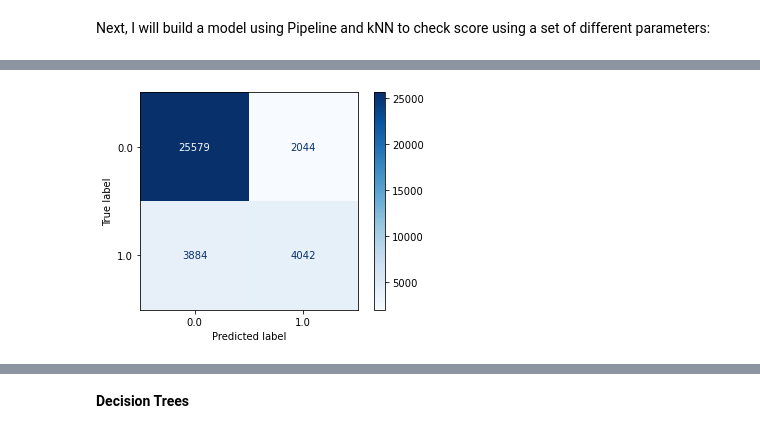
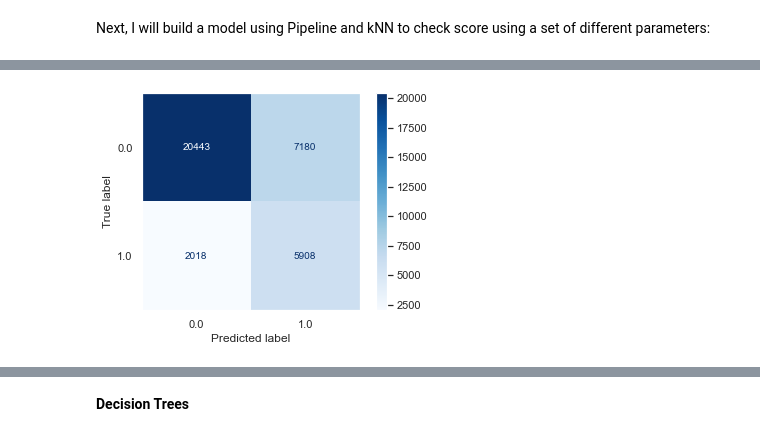
Before and after one commit to justingrisanti/dsc-phase-3-project, a Jupyter notebook: Module 3 Final Project.ipynb, the cells around one changed output, grey strips where cells are left out. Drawn from its saved outputs; the diff is of its cells as text; code cells hidden in the pictures.

```diff
--- a/Module 3 Final Project.ipynb
+++ b/Module 3 Final Project.ipynb
@@ -766,20 +781,20 @@ imputer = SimpleImputer(strategy='most_frequent')
 imputer = imputer.fit(X_test)
 X_test.iloc[:,:] = imputer.transform(X_test)
 # %%
-categorical_data = X_test[['Location','WindGustDir','WindDir9am','WindDir3pm','RainToday']]
+categorical_data = X_test[['Location','WindGustDir','WindDir9am','WindDir3pm']]
 
 ohe = OneHotEncoder()
 
 # Fit the dummy variables to an array
 X = ohe.fit_transform(categorical_data.values).toarray()
-y = ohe.get_feature_names()
+y = ohe.get_feature_names(['Location','WindGustDir','WindDir9am','WindDir3pm'])
 
 # To add this back into the original dataframe
 dfOneHot = pd.DataFrame(X, columns = y)
 X_test = pd.concat([X_test, dfOneHot], axis=1)
 
 # Dropping the country column
-X_test = X_test.drop(['Date','Location','WindGustDir','WindDir9am','WindDir3pm','RainToday','x0_Albany','x0_Penrith','x1_NNE','x2_ESE','x3_ENE','x4_No'], axis=1)
+X_test = X_test.drop(['Date','Location','WindGustDir','WindDir9am','WindDir3pm'], axis=1)
 
 # Printing to verify
 print(X_test.head())
@@ -877,6 +892,12 @@ y_train_resampled.value_counts()
 Name: RainTomorrow, dtype: int64
 # %%
 # Fit the training data
-lr_gridsearch.fit(X_train_resampled, y_train_resampled)
-print(lr_gridsearch.score(X_test, y_test))
+model = lr_gridsearch.fit(X_train_resampled, y_train_resampled)
+
+# Print the recall score for train and test data
+print('Train Score: ',lr_gridsearch.score(X_train_resampled,y_train_resampled))
+print('Test Score: ',lr_gridsearch.score(X_test, y_test))
+
+# Print best parameters
+print('\n',lr_gridsearch.best_estimator_)
 # %% [output]
@@ -889,0 +910,13 @@ print(lr_gridsearch.best_params_)
+# %%
+# Created Scaled Data for recreating model
+scaler = StandardScaler()
+X_train_resampled_scaled = scaler.fit_transform(X_train_resampled)
+X_train_resampled_scaled_df = pd.DataFrame(X_train_resampled_scaled, index=X_train_resampled.index, columns=X_train_resampled.columns)
+X_test_scaled = scaler.fit_transform(X_test)
+X_test_scaled_df = pd.DataFrame(X_test_scaled, index=X_test.index, columns=X_test.columns)
+
+# Using the best parameters, recreate the model and generate coefficients and column headers
+lr_best = LogisticRegression(C=1, random_state=42, solver = 'saga')
+lr_best.fit(X_train_resampled_scaled_df, y_train_resampled)
+print(lr_best.coef_)
+print(X_train_resampled_scaled_df.columns)
@@ -913,7 +1194,7 @@ plt.show()
 # Create baseline model
 
 knn_baseline_model = KNeighborsClassifier()
-model_knn = knn_baseline_model.fit(X_train, y_train)
+model_knn = knn_baseline_model.fit(X_train_resampled, y_train_resampled)
 model_knn.score(X_test,y_test)
 y_pred_knn = model_knn.predict(X_test)
 # %%
@@ -951,13 +1283,13 @@ print(knn_gridsearch.best_params_)
 # %%
 # Create confusion matrix for baseline
 
 plot_confusion_matrix(knn_baseline_model, X_test, y_test,
-                     cmap=plt.cm.Blues)
+                     cmap=plt.cm.Blues,values_format = '.5g')
 plt.grid(False)
 plt.savefig('Visualizations/KNNbaseline.png', bbox_inches = 'tight')
 plt.show()
 # %% [output]
-[figure, old version]
+[figure, new version]
 # %%
 # Create confusion matrix for best
 
```
Also changed, not shown: parts of 87 cells of this notebook, 11 other files.
